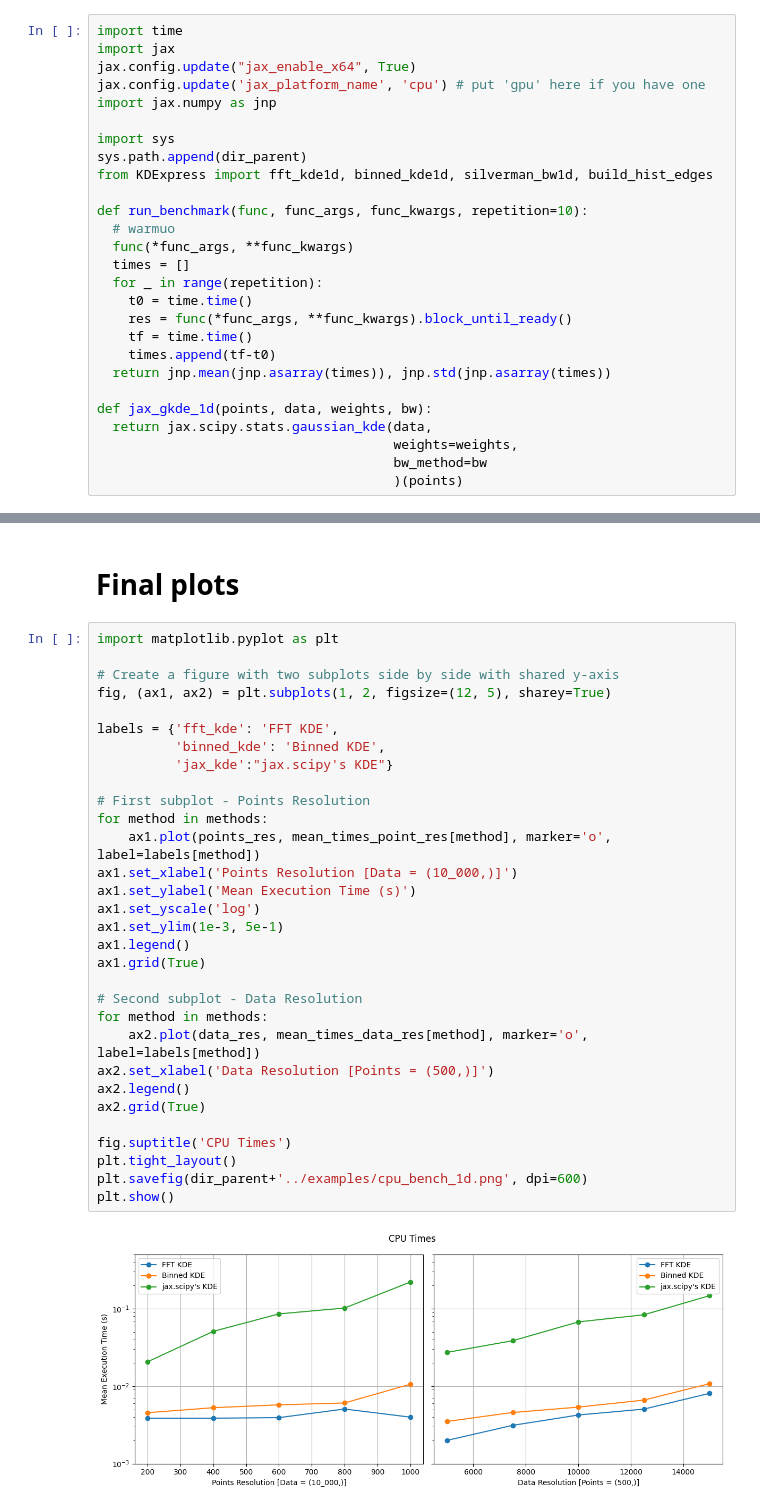
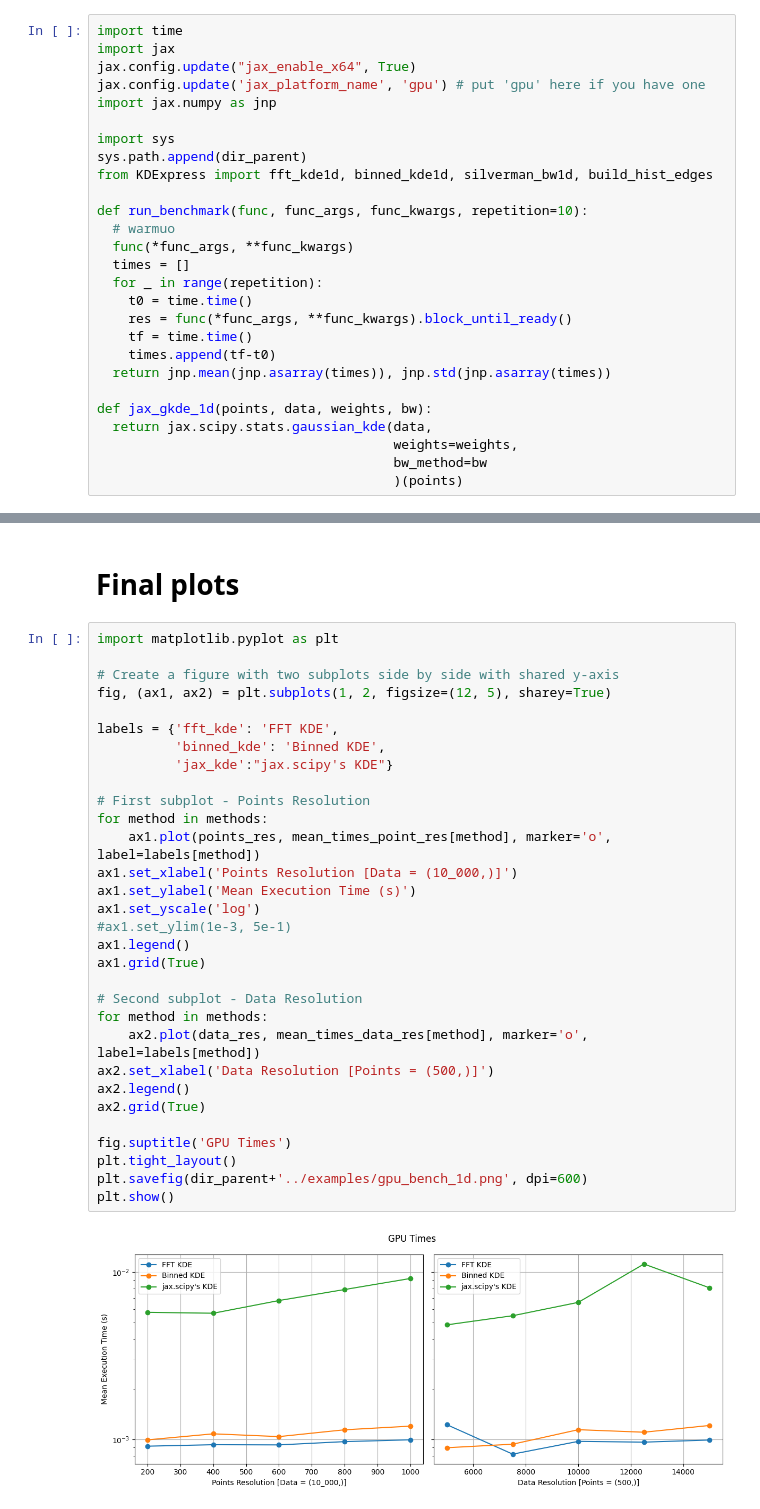
Before and after one commit to mtagliazucchi/KDExpress, a Jupyter notebook: examples/bench/benchmarks_1d.ipynb, the cells around one changed output, grey strips where cells are left out. Drawn from its saved outputs; the diff is of its cells as text.

```diff
--- a/examples/bench/benchmarks_1d.ipynb
+++ b/examples/bench/benchmarks_1d.ipynb
@@ -12,7 +12,7 @@ Mounted at /content/gdrive
 import time
 import jax
 jax.config.update("jax_enable_x64", True)
-jax.config.update('jax_platform_name', 'cpu') # put 'gpu' here if you have one
+jax.config.update('jax_platform_name', 'gpu') # put 'gpu' here if you have one
 import jax.numpy as jnp
 
 import sys
@@ -243,33 +243,33 @@ jax_kde: 0.14721 ± 0.04326 s
 # %%
 import matplotlib.pyplot as plt
 
 # Create a figure with two subplots side by side with shared y-axis
 fig, (ax1, ax2) = plt.subplots(1, 2, figsize=(12, 5), sharey=True)
 
 labels = {'fft_kde': 'FFT KDE',
           'binned_kde': 'Binned KDE',
           'jax_kde':"jax.scipy's KDE"}
 
 # First subplot - Points Resolution
 for method in methods:
     ax1.plot(points_res, mean_times_point_res[method], marker='o', label=labels[method])
 ax1.set_xlabel('Points Resolution [Data = (10_000,)]')
 ax1.set_ylabel('Mean Execution Time (s)')
 ax1.set_yscale('log')
-ax1.set_ylim(1e-3, 5e-1)
+#ax1.set_ylim(1e-3, 5e-1)
 ax1.legend()
 ax1.grid(True)
 
 # Second subplot - Data Resolution
 for method in methods:
     ax2.plot(data_res, mean_times_data_res[method], marker='o', label=labels[method])
 ax2.set_xlabel('Data Resolution [Points = (500,)]')
 ax2.legend()
 ax2.grid(True)
 
-fig.suptitle('CPU Times')
+fig.suptitle('GPU Times')
 plt.tight_layout()
-plt.savefig(dir_parent+'../examples/cpu_bench_1d.png', dpi=600)
+plt.savefig(dir_parent+'../examples/gpu_bench_1d.png', dpi=600)
 plt.show()
 # %% [output]
-[figure, old version]
+[figure, new version]
```
Also changed, not shown: parts of 7 cells of this notebook, 18 other files.
